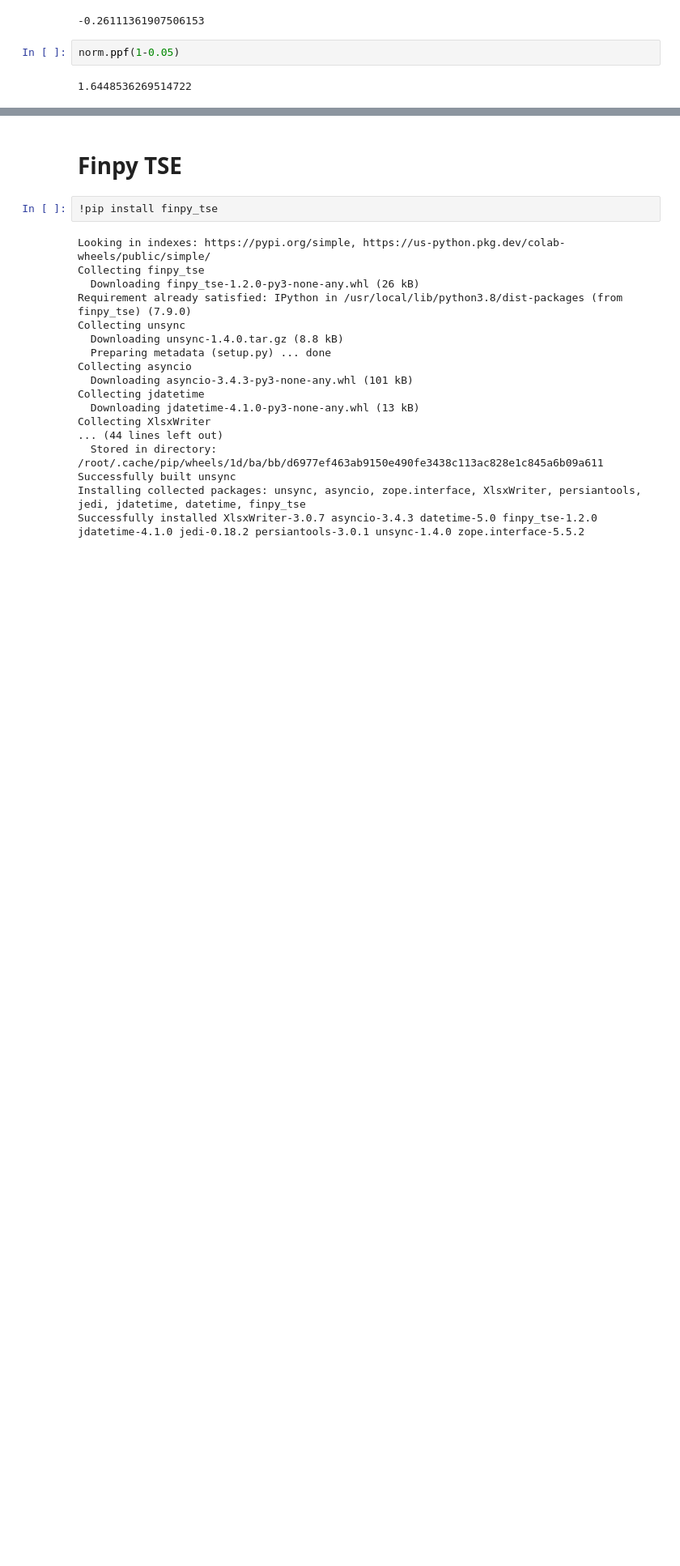
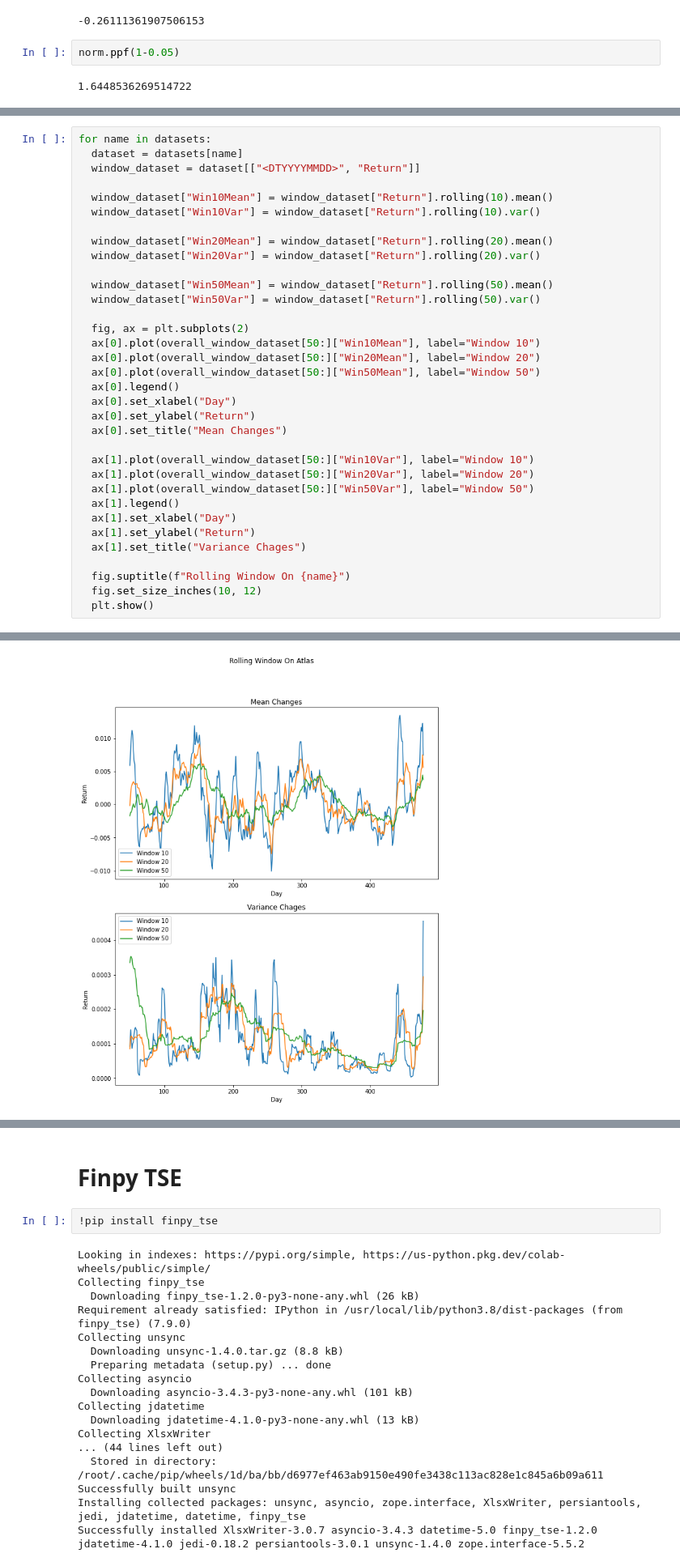
Before and after one commit to AUT-Student/SML-Project, a Jupyter notebook: SML_Project_Q1.ipynb, the cells around one changed output, grey strips where cells are left out. Shown at 81% size. Cells and saved outputs as stored; diff of their text form; blank space fills up the shorter version.

```diff
--- a/SML_Project_Q1.ipynb
+++ b/SML_Project_Q1.ipynb
@@ -116,0 +326,35 @@ norm.ppf(1-0.05)
+# %%
+for name in datasets:
+  dataset = datasets[name]
+  window_dataset = dataset[["<DTYYYYMMDD>", "Return"]]
+
+  window_dataset["Win10Mean"] = window_dataset["Return"].rolling(10).mean()
+  window_dataset["Win10Var"] = window_dataset["Return"].rolling(10).var()
+
+  window_dataset["Win20Mean"] = window_dataset["Return"].rolling(20).mean()
+  window_dataset["Win20Var"] = window_dataset["Return"].rolling(20).var()
+
+  window_dataset["Win50Mean"] = window_dataset["Return"].rolling(50).mean()
+  window_dataset["Win50Var"] = window_dataset["Return"].rolling(50).var()
+
+  fig, ax = plt.subplots(2)
+  ax[0].plot(overall_window_dataset[50:]["Win10Mean"], label="Window 10")
+  ax[0].plot(overall_window_dataset[50:]["Win20Mean"], label="Window 20")
+  ax[0].plot(overall_window_dataset[50:]["Win50Mean"], label="Window 50")
+  ax[0].legend()
+  ax[0].set_xlabel("Day")
+  ax[0].set_ylabel("Return")
+  ax[0].set_title("Mean Changes")
+
+  ax[1].plot(overall_window_dataset[50:]["Win10Var"], label="Window 10")
+  ax[1].plot(overall_window_dataset[50:]["Win20Var"], label="Window 20")
+  ax[1].plot(overall_window_dataset[50:]["Win50Var"], label="Window 50")
+  ax[1].legend()
+  ax[1].set_xlabel("Day")
+  ax[1].set_ylabel("Return")
+  ax[1].set_title("Variance Chages")
+
+  fig.suptitle(f"Rolling Window On {name}")
+  fig.set_size_inches(10, 12)
+  plt.show()
+# %% [output]
@@ -116,0 +378 @@ norm.ppf(1-0.05)
+[figure, added]
```
Also changed, not shown: parts of 28 cells of this notebook.
